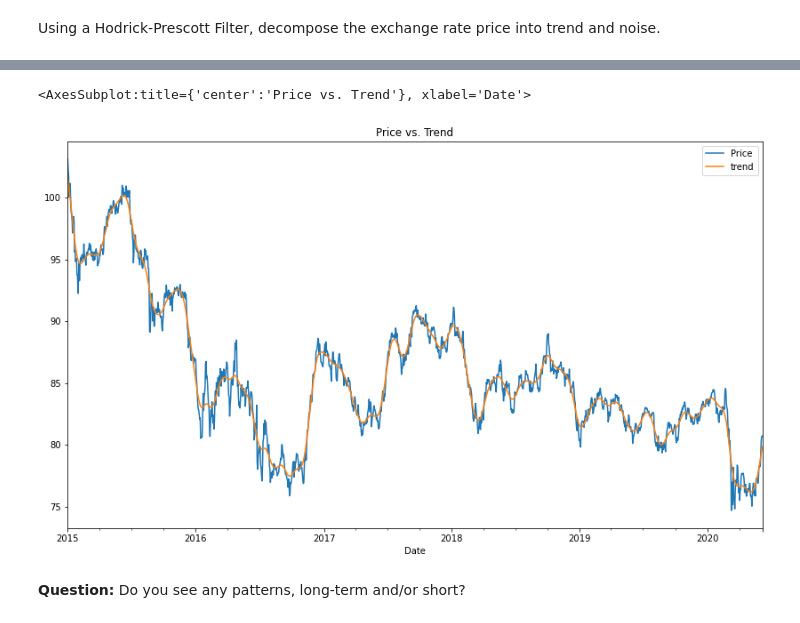
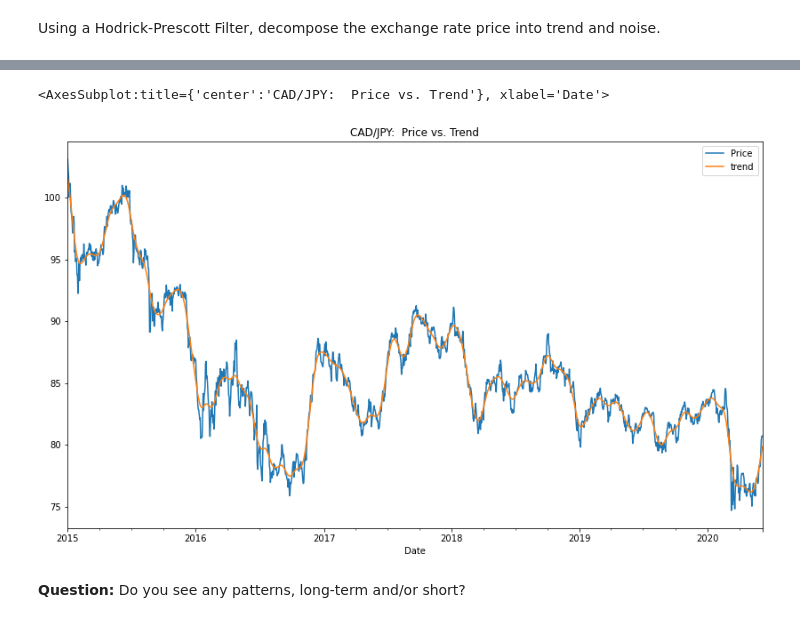
Before and after one commit to aylwarda/fintech-timeseries-and-regression, a Jupyter notebook: time_series_analysis.ipynb, the cells around one changed output, grey strips where cells are left out. Saved outputs shown, nothing was run; the diff lists cells and outputs as text; code cells hidden in the pictures.

```diff
--- a/time_series_analysis.ipynb
+++ b/time_series_analysis.ipynb
@@ -95,11 +107,11 @@ cadjpy_trnd_nse.head()
 # %%
 # Plot the Exchange Rate Price vs. the Trend for 2015 to the present
 # No need to create a new DataFrame with the column dropped
 # Filter time-series data easily with loc.
-cadjpy_trnd_nse.loc["2015":].drop(columns='noise').plot(title="Price vs. Trend", figsize=(14,8))
+cadjpy_trnd_nse.loc["2015":].drop(columns='noise').plot(title="CAD/JPY:  Price vs. Trend", figsize=(14,8))
 # %% [output]
-<AxesSubplot:title={'center':'Price vs. Trend'}, xlabel='Date'>
+<AxesSubplot:title={'center':'CAD/JPY:  Price vs. Trend'}, xlabel='Date'>
-[figure, old version]
+[figure, new version]
 # %% [markdown]
 **Question:** Do you see any patterns, long-term and/or short?
 # %% [markdown]
```
Also changed, not shown: parts of 30 cells of this notebook.
